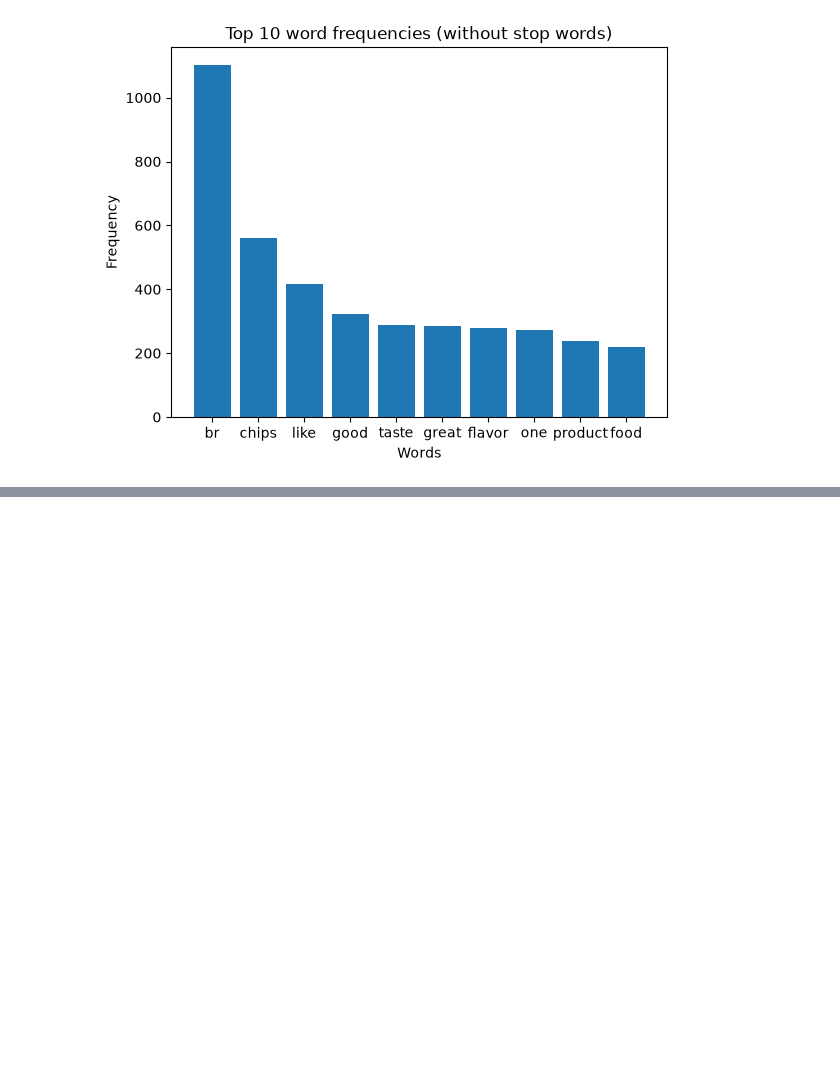
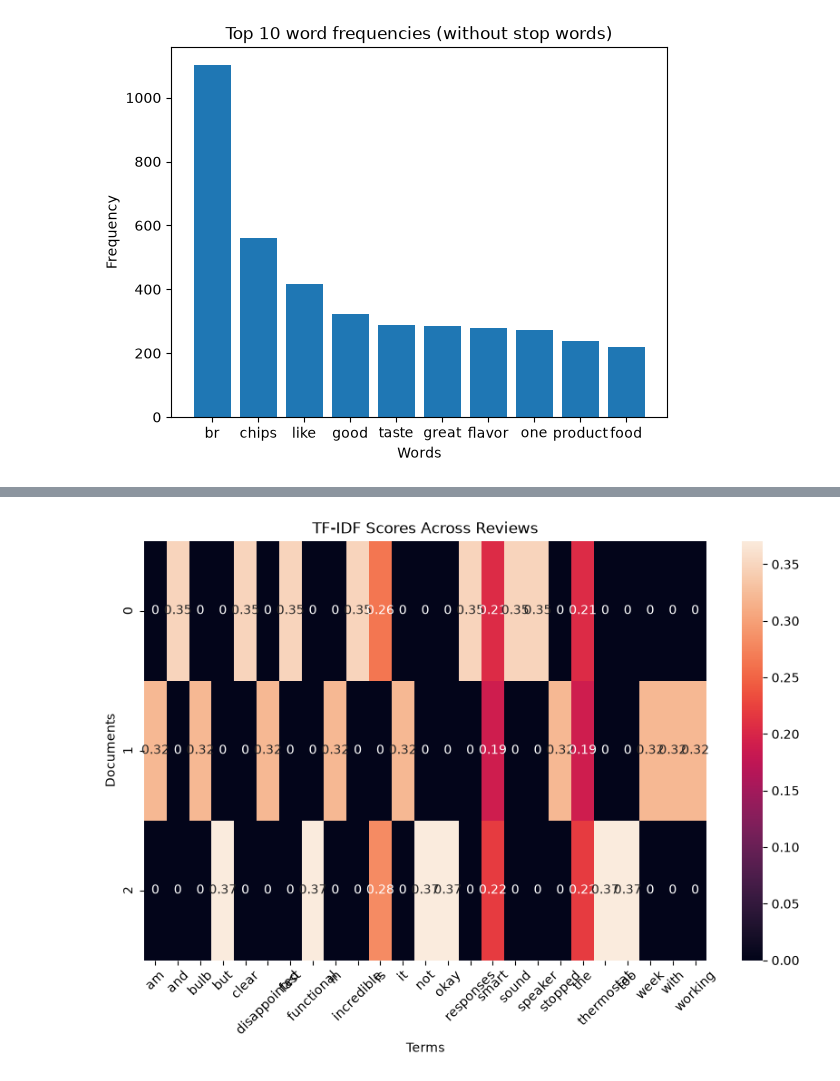
Before and after one commit to jrbarrio/natural-language-processing-in-python, a Jupyter notebook: 01-natural-language-processing-in-python/2-feature-extraction-from-text/2-feature-extraction-from-text.ipynb, the cells around one changed output, grey strips where cells are left out. Saved outputs shown, nothing was run; the diff lists cells and outputs as text; code cells hidden in the pictures; blank space fills up the shorter version.

```diff
--- a/01-natural-language-processing-in-python/2-feature-extraction-from-text/2-feature-extraction-from-text.ipynb
+++ b/01-natural-language-processing-in-python/2-feature-extraction-from-text/2-feature-extraction-from-text.ipynb
@@ -126,0 +192,20 @@ plt.show()
+# %%
+vectorizer = TfidfVectorizer()
+bow_matrix = vectorizer.fit_transform(cleaned_reviews)
+
+# Convert TF-IDF matrix to a DataFrame
+df_tfidf = pd.DataFrame(
+    tfidf_matrix.toarray(),
+    columns=vectorizer.get_feature_names_out()
+)
+
+# Plot the heatmap
+plt.figure(figsize=(10, 6))
+sns.heatmap(df_tfidf, annot=True)
+plt.title("TF-IDF Scores Across Reviews")
+plt.xlabel("Terms")
+plt.xticks(rotation=45)
+plt.ylabel("Documents")
+plt.show()
+# %% [output]
+[figure, added]
```
Also changed, not shown: parts of 6 cells of this notebook, 3 other files.
